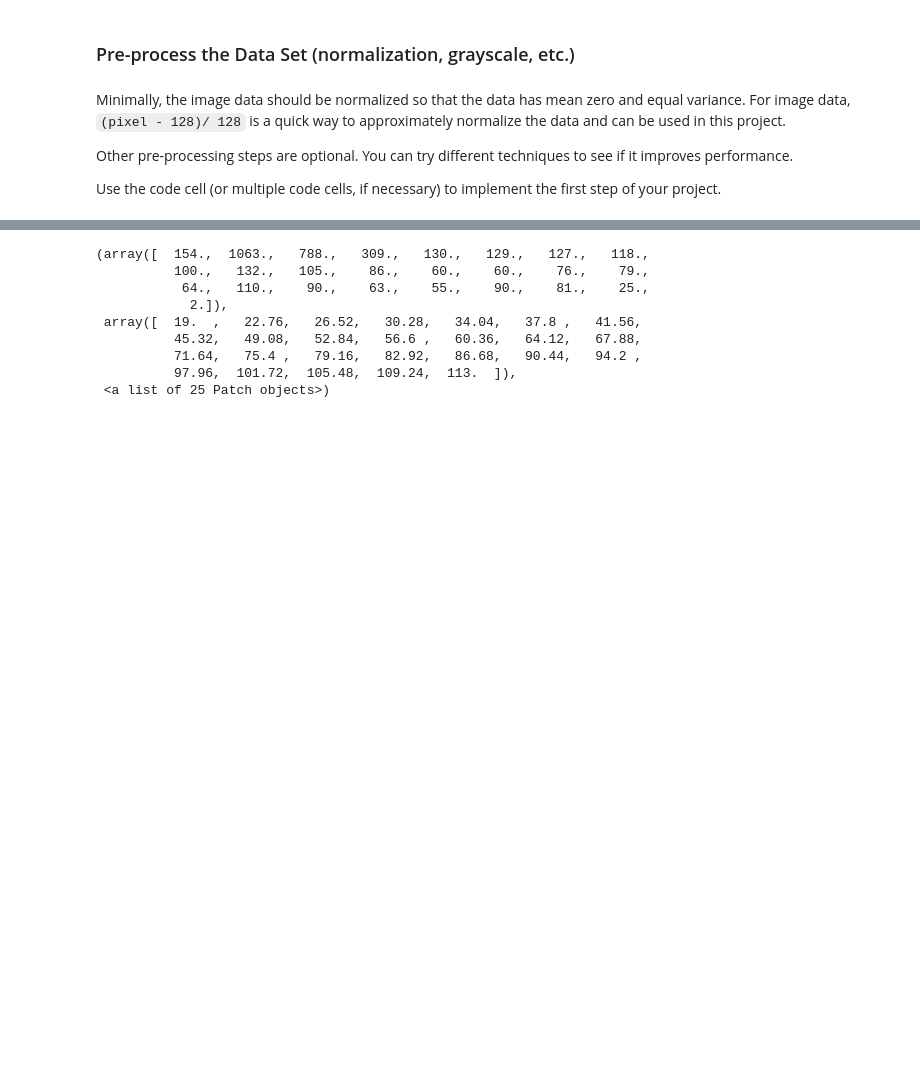
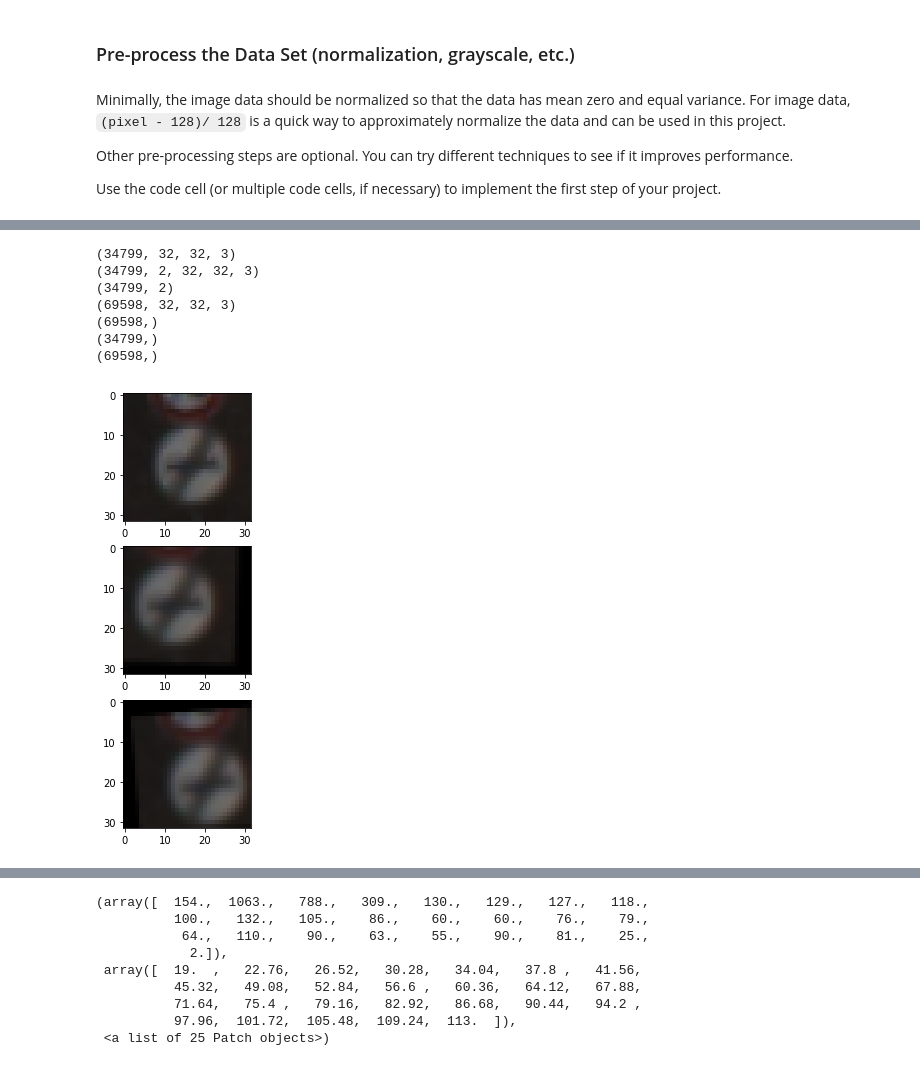
Before and after one commit to rjmoss/CarND-Traffic-Sign-Classifier-Project, a Jupyter notebook: Traffic_Sign_Classifier.ipynb, the cells around one changed output, grey strips where cells are left out. Saved outputs shown, nothing was run; the diff lists cells and outputs as text; code cells hidden in the pictures; blank space fills up the shorter version.

```diff
--- a/Traffic_Sign_Classifier.ipynb
+++ b/Traffic_Sign_Classifier.ipynb
@@ -171,0 +229,61 @@ Use the code cell (or multiple code cells, if necessary) to implement the first
+# %%
+def generate_fakes(img, count):
+    """
+    For each image, generate multiple 'fake' images with
+    small, random translations/rotations/zooming
+    """
+    new_imgs = []
+    for i in range(count):
+        max_shift = int(img.shape[0]/8)
+        shift_x = random.randrange(-max_shift, max_shift)
+        shift_y = random.randrange(-max_shift, max_shift)
+        angle = random.uniform(-10, 10)
+        zoom = random.uniform(0.9, 1.1)
+#         print('ShiftXY/angle/zoom', shift_x, shift_y, angle, zoom)
+
+        new_img = translate_image(img, shift_x, shift_y)
+        new_img = rotate_image(new_img, angle)
+        new_img = zoom_image(new_img, zoom)
+        new_imgs.append(new_img)
+    return new_imgs
+# %%
+FAKE_COUNT = 2
+# X_train_generated = None
+# y_train_generated = None
+
+if FAKE_COUNT:
+    print(X_train.shape)
+    X_train_generated = np.asarray([generate_fakes(img, FAKE_COUNT) for img in X_train])
+    y_train_generated = np.asarray([[label]*FAKE_COUNT for label in y_train])
+    print(X_train_generated.shape)
+    print(y_train_generated.shape)
+    assert X_train_generated.shape[0] == y_train_generated.shape[0]
+
+    X_train_generated = np.reshape(X_train_generated, [-1] + list(X_train.shape[1:]))
+    y_train_generated = np.reshape(y_train_generated, [-1] + list(y_train.shape[1:]))
+    print(X_train_generated.shape)
+    print(y_train_generated.shape)
+    assert X_train_generated.shape[0] == y_train_generated.shape[0]
+
+    # Show picture of each sign class (small though so can fit all of them in one image) labelled, with bounding boxes drawn on
+    fig, axes = plt.subplots(1 + FAKE_COUNT, figsize=(12, 8))
+    axes[0].imshow(X_train[0].squeeze())
+    for i in range(FAKE_COUNT):
+        axes[i+1].imshow(X_train_generated[i].squeeze())
+
+
+    # Add the fake images and labels to X_train, y_train
+    print(y_train.shape)
+    print(y_train_generated.shape)
+    X_train = np.vstack((X_train, X_train_generated))
+    y_train = np.concatenate((y_train, y_train_generated))
+    assert X_train.shape[0] == y_train.shape[0]
+# %% [output]
+(34799, 32, 32, 3)
+(34799, 2, 32, 32, 3)
+(34799, 2)
+(69598, 32, 32, 3)
+(69598,)
+(34799,)
+(69598,)
+[figure, added]
```
Also changed, not shown: parts of 21 cells of this notebook.
